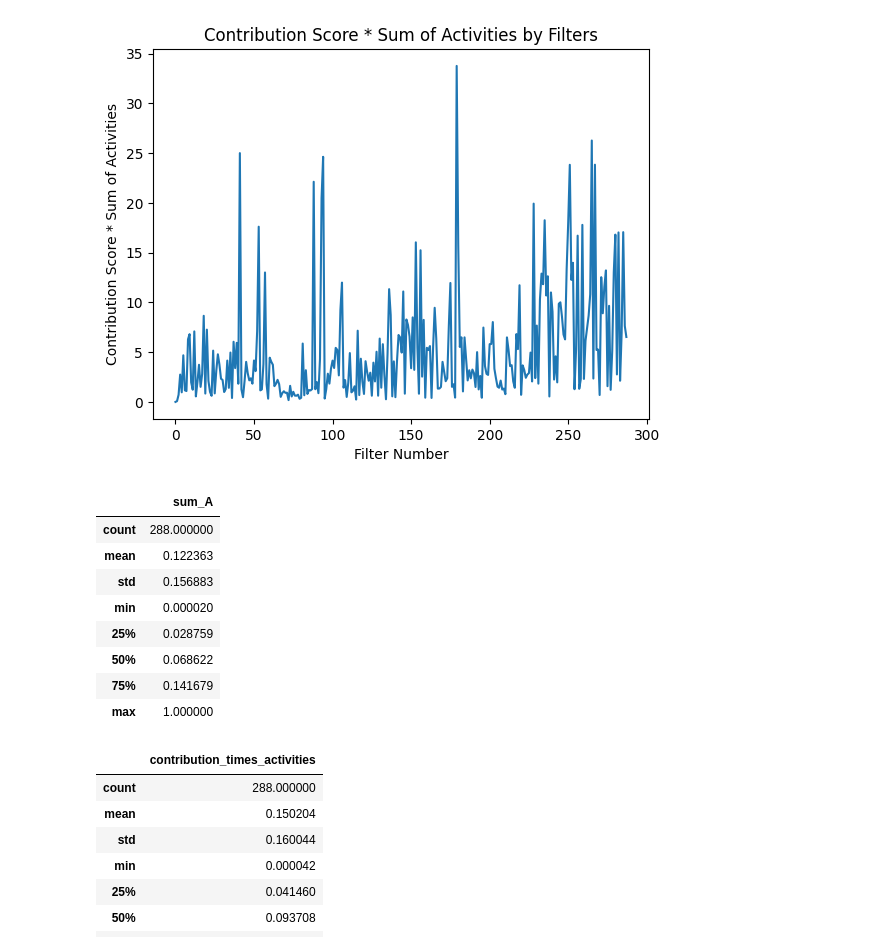
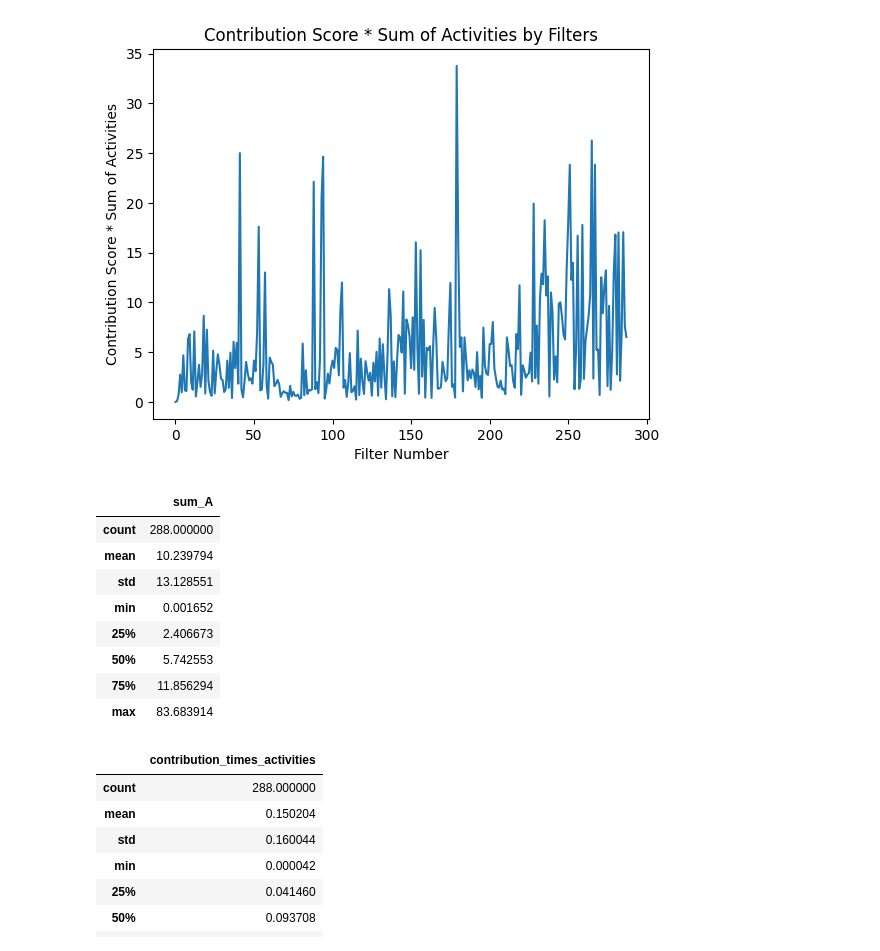
Before and after one commit to theislab/mubind, a Jupyter notebook: docs/notebooks/single_cell/evaluate_graph.ipynb, the cells around one changed output. Cells and saved outputs as stored; diff of their text form; code cells hidden in the pictures.

```diff
--- a/docs/notebooks/single_cell/evaluate_graph.ipynb
+++ b/docs/notebooks/single_cell/evaluate_graph.ipynb
@@ -268,17 +268,17 @@ Text(0.5, 1.0, 'Contribution Score * Sum of Activities by Filters')
 # %%
 # normalize the data, and look at summary stats
 sum_A_norm = sum_A / np.max(sum_A)
-sum_A_df = pd.DataFrame(sum_A_norm, columns=['sum_A'])
+sum_A_df = pd.DataFrame(sum_A, columns=['sum_A'])
 sum_A_df.describe()
 # %% [output]
 |  | sum_A |
 | count | 288.000000 |
-| mean | 0.122363 |
-| std | 0.156883 |
-| min | 0.000020 |
-| 25% | 0.028759 |
-| 50% | 0.068622 |
-| 75% | 0.141679 |
-| max | 1.000000 |
+| mean | 10.239794 |
+| std | 13.128551 |
+| min | 0.001652 |
+| 25% | 2.406673 |
+| 50% | 5.742553 |
+| 75% | 11.856294 |
+| max | 83.683914 |
 # %%
 contrib_times_activities = contrib * sum_A
```
Also changed, not shown: parts of 6 cells of this notebook.
